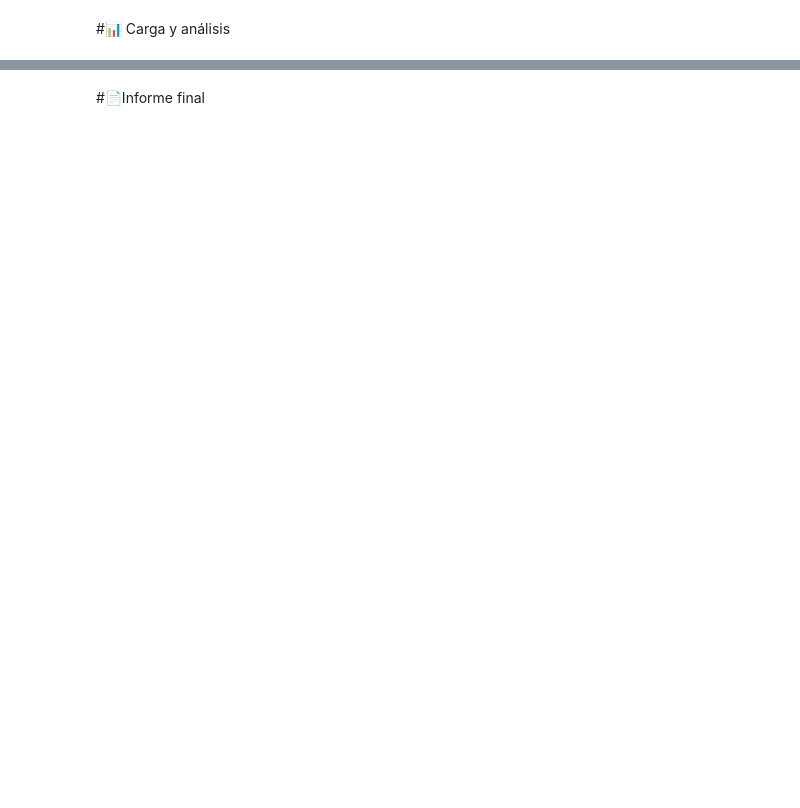
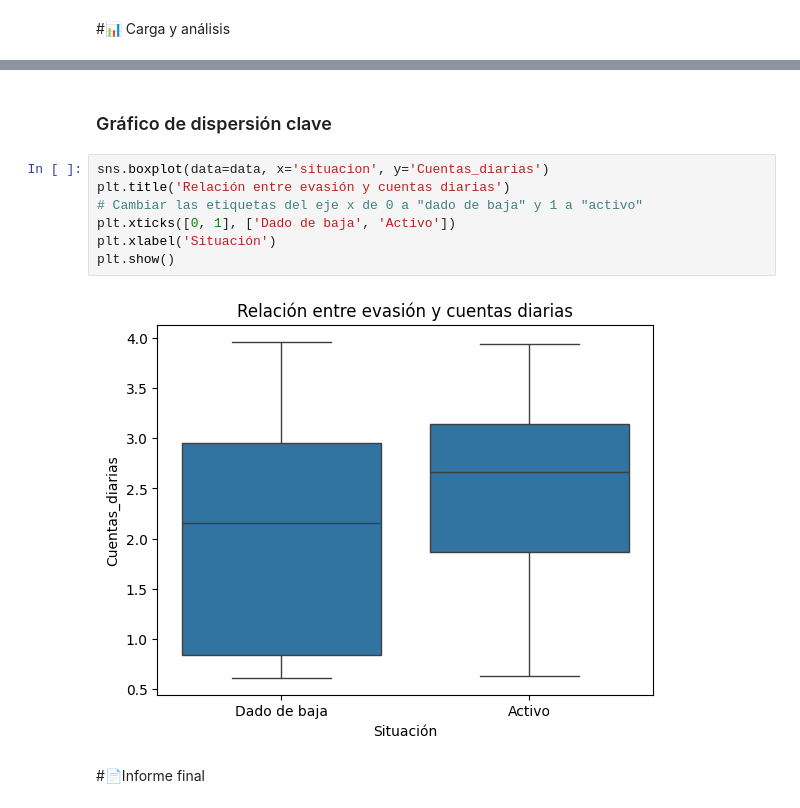
Before and after one commit to kevirui/Challenge-Telecom-Alura, a Jupyter notebook: TelecomX_LATAM.ipynb, the cells around one changed output, grey strips where cells are left out. Drawn from its saved outputs; the diff is of its cells as text; blank space fills up the shorter version.

```diff
--- a/TelecomX_LATAM.ipynb
+++ b/TelecomX_LATAM.ipynb
@@ -12,2 +457,13 @@ import
+# %% [markdown]
+### Gráfico de dispersión clave
+# %%
+sns.boxplot(data=data, x='situacion', y='Cuentas_diarias')
+plt.title('Relación entre evasión y cuentas diarias')
+# Cambiar las etiquetas del eje x de 0 a "dado de baja" y 1 a "activo"
+plt.xticks([0, 1], ['Dado de baja', 'Activo'])
+plt.xlabel('Situación')
+plt.show()
+# %% [output]
+[figure, added]
 # %% [markdown]
 #📄Informe final
```
Also changed, not shown: parts of 50 cells of this notebook.
